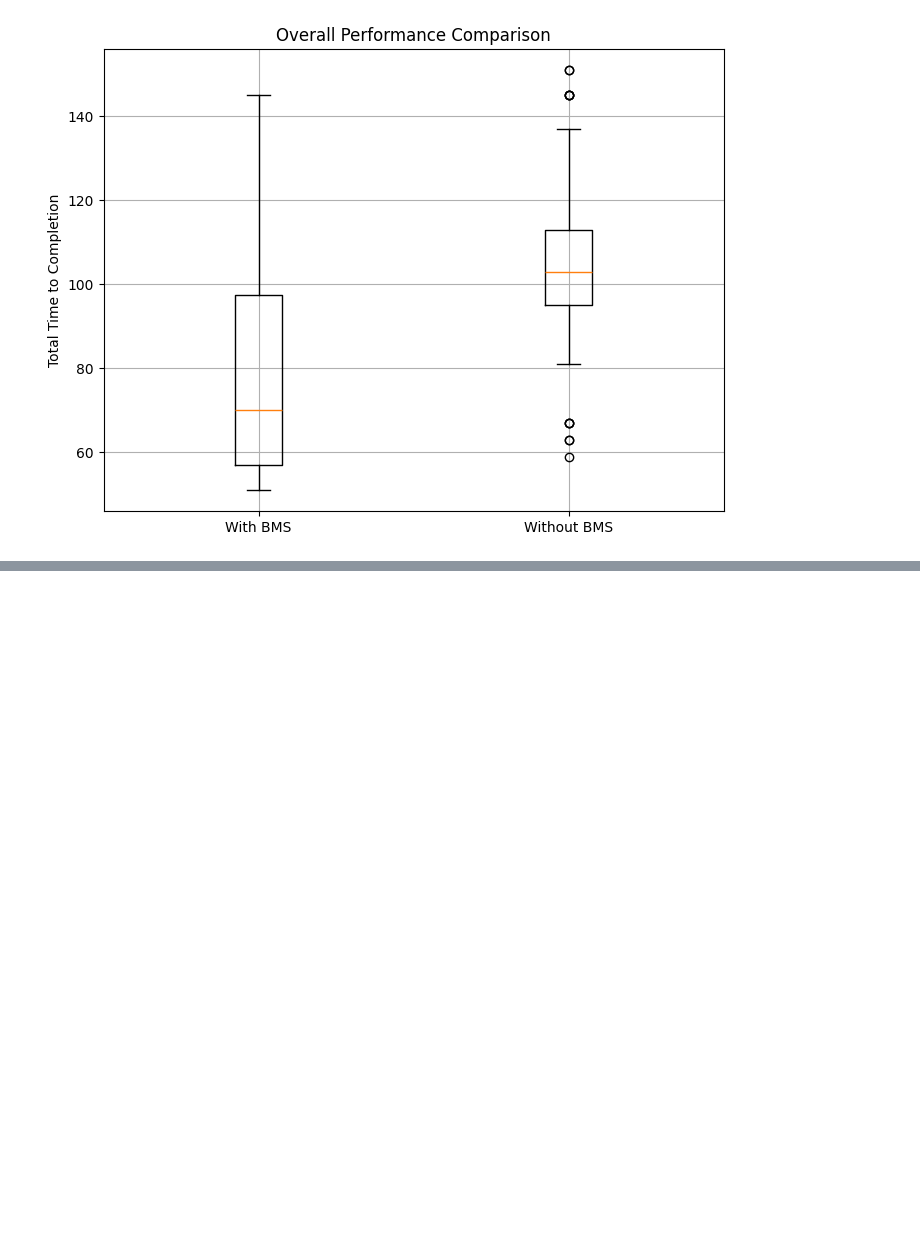
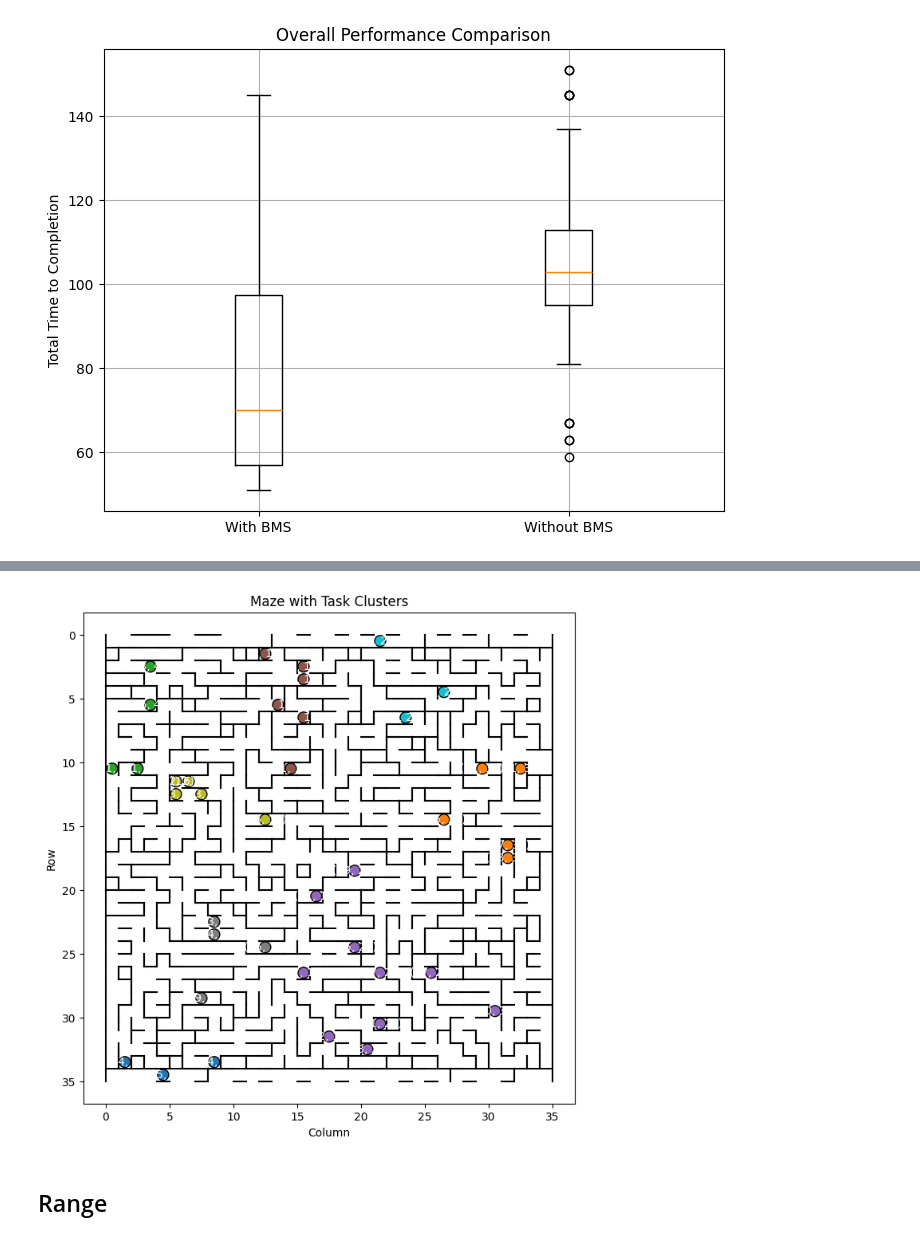
Before and after one commit to smoke275/DroneSim, a Jupyter notebook: results.ipynb, the cells around one changed output, grey strips where cells are left out. Drawn from its saved outputs; the diff is of its cells as text; code cells hidden in the pictures; blank space fills up the shorter version.

```diff
--- a/results.ipynb
+++ b/results.ipynb
@@ -73,0 +103,28 @@ plt.show()
+# %%
+import ast
+
+clusters_1, clusters_2 = [],[]
+with open("runs/debugging_evs/ev_7.txt", 'r') as f1, open("runs/debugging_evs/ev_8.txt", 'r') as f2:
+    l1 = f1.readlines()
+    l2 = f2.readlines()
+    for i in l1:
+        i = i.strip()
+        if len(i)>8 and i[:8] == 'Clusters':
+            # Extracting the part containing the list
+            start_index = i.find("Clusters") + len("Clusters")
+            cluster_string = i[start_index:].strip()
+            clusters_1.append(ast.literal_eval(cluster_string))
+    for i in l2:
+        i = i.strip()
+        if len(i)>8 and i[:8] == 'Clusters':
+            # Extracting the part containing the list
+            start_index = i.find("Clusters") + len("Clusters")
+            cluster_string = i[start_index:].strip()
+            clusters_2.append(ast.literal_eval(cluster_string))
+
+for i in range(1000):
+    print("Iteration:",i)
+    print(clusters_1[i])
+    print(clusters_2[i])
+    if sum(len(sublist) for sublist in clusters_1[i]) < sum(len(sublist) for sublist in clusters_2[i]):
+        break
@@ -73,0 +218,6 @@ plt.show()
+# %%
+draw_maze_and_tasks("data/maze.csv", num_tasks=40, num_patrols=8)
+# %% [output]
+[figure, added]
+# %% [markdown]
+## Range
```
Also changed, not shown: parts of 18 cells of this notebook, 19 other files.
